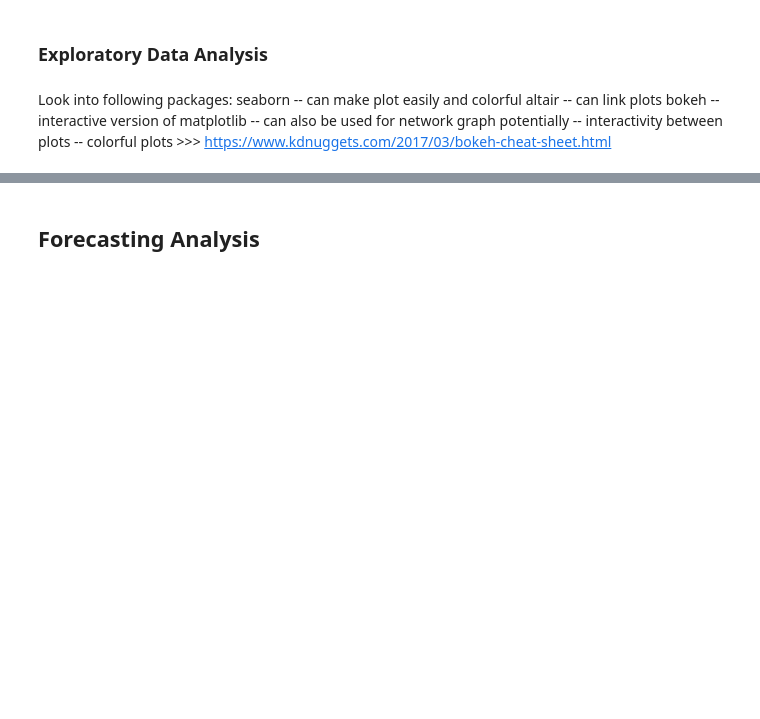
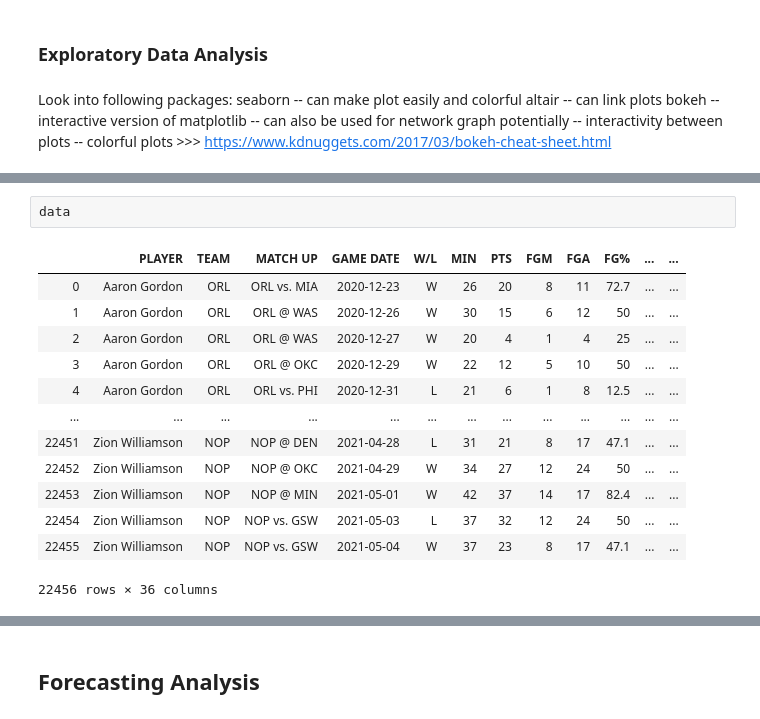
Before and after one commit to ZTFisme/Data-Science-Projects, a Jupyter notebook: NBA Predictor2.0.ipynb, the cells around one changed output, grey strips where cells are left out. Drawn from its saved outputs; the diff is of its cells as text; blank space fills up the shorter version.

```diff
--- a/NBA Predictor2.0.ipynb
+++ b/NBA Predictor2.0.ipynb
@@ -97,6 +94,22 @@ Loading BokehJS ...
 [interactive output not drawn]
 [interactive output not drawn]
 [interactive output not drawn]
+# %%
+data
+# %% [output]
+|  | PLAYER | TEAM | MATCH UP | GAME DATE | W/L | MIN | PTS | FGM | FGA | FG% | ... | ... |
+| 0 | Aaron Gordon | ORL | ORL vs. MIA | 2020-12-23 | W | 26 | 20 | 8 | 11 | 72.7 | ... | ... |
+| 1 | Aaron Gordon | ORL | ORL @ WAS | 2020-12-26 | W | 30 | 15 | 6 | 12 | 50 | ... | ... |
+| 2 | Aaron Gordon | ORL | ORL @ WAS | 2020-12-27 | W | 20 | 4 | 1 | 4 | 25 | ... | ... |
+| 3 | Aaron Gordon | ORL | ORL @ OKC | 2020-12-29 | W | 22 | 12 | 5 | 10 | 50 | ... | ... |
+| 4 | Aaron Gordon | ORL | ORL vs. PHI | 2020-12-31 | L | 21 | 6 | 1 | 8 | 12.5 | ... | ... |
+| ... | ... | ... | ... | ... | ... | ... | ... | ... | ... | ... | ... | ... |
+| 22451 | Zion Williamson | NOP | NOP @ DEN | 2021-04-28 | L | 31 | 21 | 8 | 17 | 47.1 | ... | ... |
+| 22452 | Zion Williamson | NOP | NOP @ OKC | 2021-04-29 | W | 34 | 27 | 12 | 24 | 50 | ... | ... |
+| 22453 | Zion Williamson | NOP | NOP @ MIN | 2021-05-01 | W | 42 | 37 | 14 | 17 | 82.4 | ... | ... |
+| 22454 | Zion Williamson | NOP | NOP vs. GSW | 2021-05-03 | L | 37 | 32 | 12 | 24 | 50 | ... | ... |
+| 22455 | Zion Williamson | NOP | NOP vs. GSW | 2021-05-04 | W | 37 | 23 | 8 | 17 | 47.1 | ... | ... |
+22456 rows × 36 columns
 # %%
 pg = data.where(data['POSITION']=='PG')
 sg = data.where(data['POSITION']=='SG')
```
Also changed, not shown: parts of 9 cells of this notebook.
